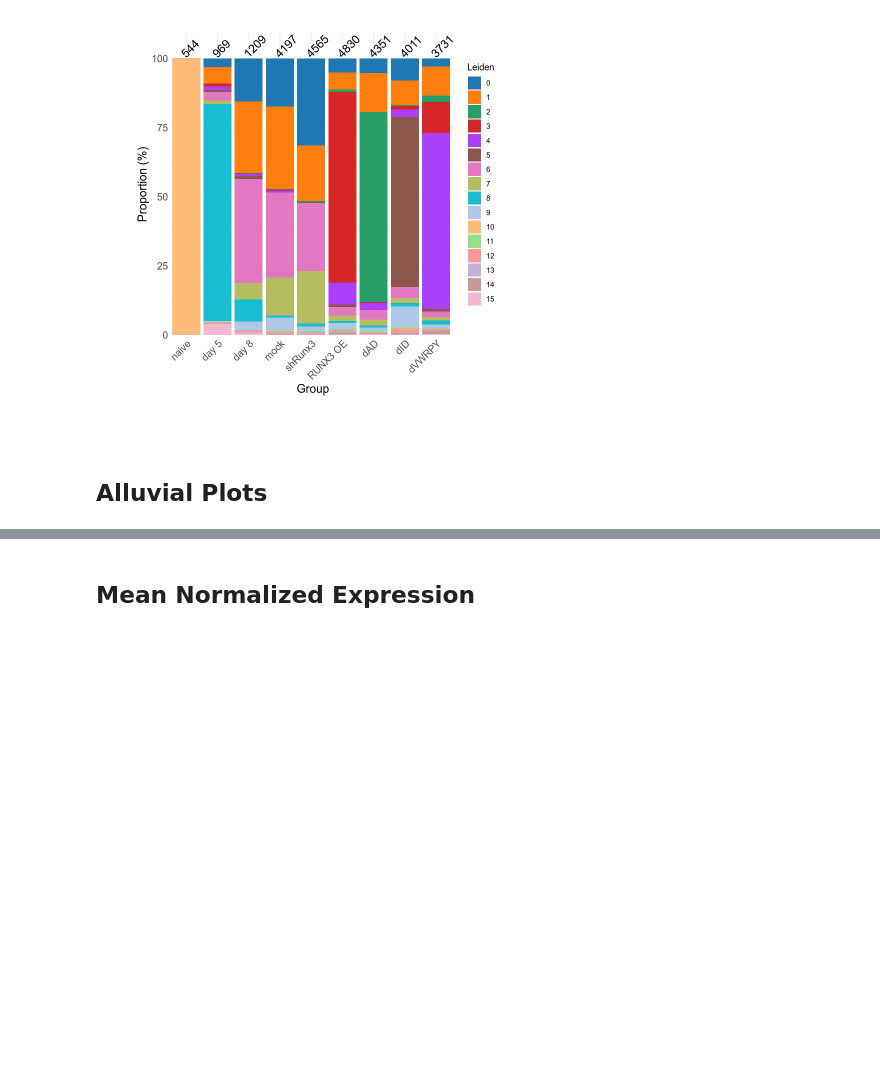
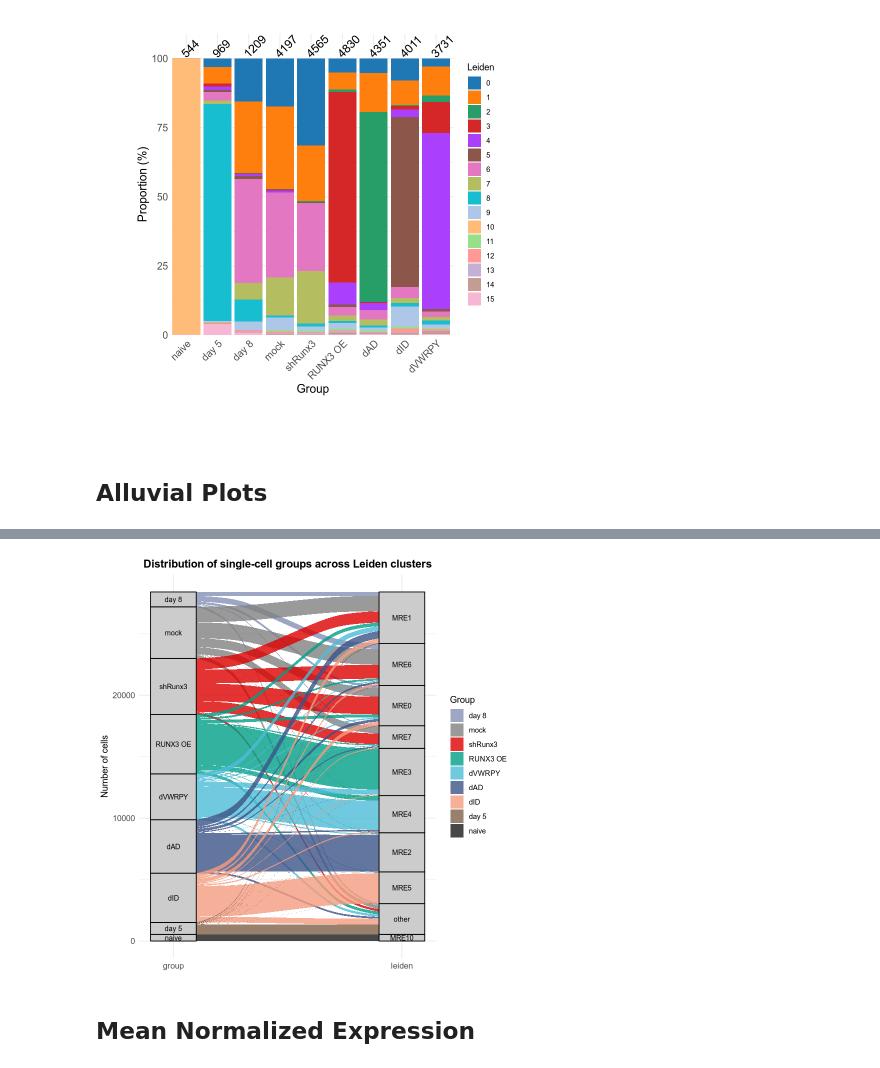
Before and after one commit to ScrippsPipkinLab/AlbaoRunx3Manuscript, a Jupyter notebook: figures/05/MRE-diffExp.ipynb, the cells around one changed output, grey strips where cells are left out. Drawn from its saved outputs; the diff is of its cells as text; code cells hidden in the pictures; blank space fills up the shorter version.

```diff
--- a/figures/05/MRE-diffExp.ipynb
+++ b/figures/05/MRE-diffExp.ipynb
@@ -462,0 +361,86 @@ pdf
+# %%
+library(ggplot2)
+library(dplyr)
+library(ggalluvial)
+
+## Custom palette ------------------------------------------------------
+group_colors <- c(
+  "day 8"    = "#8491B4",  # EE
+  "mock"     = "#808180",
+  "shRunx3"  = "#DC0000",  # KO/KD (TE)
+  "RUNX3 OE" = "#00A087",
+  "dVWRPY"   = "#4DBBD5",  # VWRPY
+  "dAD"      = "#3C5488",  # AD (MP)
+  "dID"      = "#F39B7F",  # ID (DP)
+  "day 5"    = "#7E6148",
+  "naive"    = "#1B1919"   # naïve
+)
+
+## Factor levels -------------------------------------------------------
+obs_df <- obs_df %>%
+  mutate(
+    group  = factor(group,
+                    levels = c("day 8", "mock","shRunx3", "RUNX3 OE",
+                               "dVWRPY", "dAD", "dID", "day 5", "naive")),
+    leiden = factor(leiden,
+                    levels = c("MRE1", "MRE6", "MRE0", "MRE7",
+                               "MRE3", "MRE4", "MRE2", "MRE5",
+                               "other", "MRE10"))
+  )
+
+## Counts per (group, leiden) -----------------------------------------
+flow_df <- obs_df %>%
+  count(group, leiden, name = "n")
+
+## Plot ---------------------------------------------------------------
+p_alluvial <- ggplot(
+  flow_df,
+  aes(
+    y     = n,
+    axis1 = group,
+    axis2 = leiden
+  )
+) +
+  geom_alluvium(
+    aes(fill = group),
+    width = 0.2,
+    alpha = 0.8
+  ) +
+  scale_fill_manual(values = group_colors, drop = FALSE) +  # 🔥 force your colors
+
+  geom_stratum(
+    width = 0.2,
+    fill  = "grey80",
+    color = "black"
+  ) +
+  geom_text(
+    stat = "stratum",
+    aes(label = after_stat(stratum)),
+    size = 3
+  ) +
+  scale_x_discrete(
+    limits = c("group", "leiden"),
+    expand = c(.1, .05)
+  ) +
+  labs(
+    x     = NULL,
+    y     = "Number of cells",
+    fill  = "Group",
+    title = "Distribution of single-cell groups across Leiden clusters"
+  ) +
+  theme_minimal() +
+  theme(
+    axis.text.y     = element_text(size = 10),
+    axis.text.x     = element_text(size = 10),
+    plot.title      = element_text(hjust = 0.5, face = "bold"),
+    legend.position = "right"
+  )
+
+# Show in viewer
+p_alluvial
+
+# Save to PDF
+pdf("figures/alluvial_EFig5b.pdf")
+print(p_alluvial)
+dev.off()
+# %% [output]
@@ -463,3 +449,4 @@ pdf
+[figure, added]
 # %% [markdown]
 ## Mean Normalized Expression
 # %%
```
Also changed, not shown: parts of 14 cells of this notebook, 15 other files.
